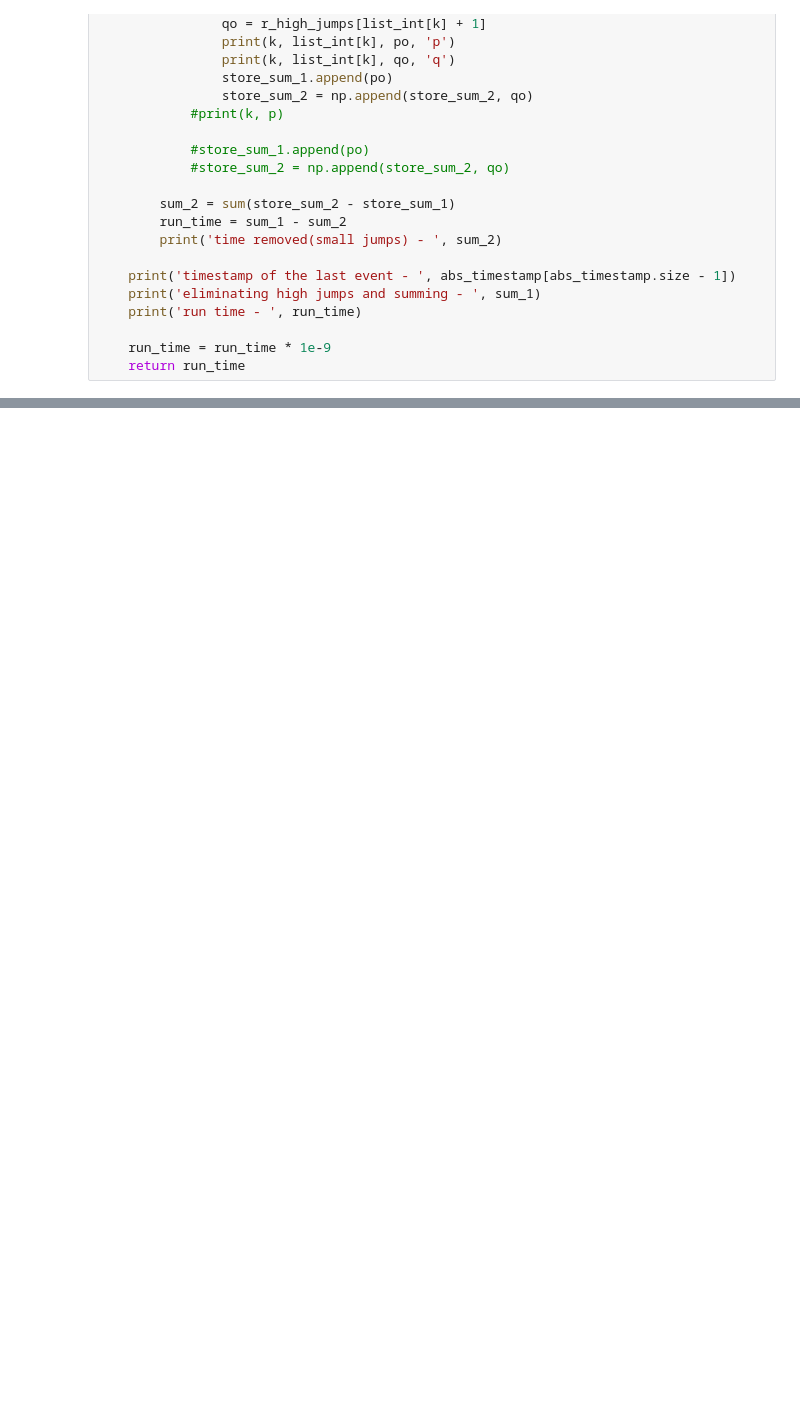
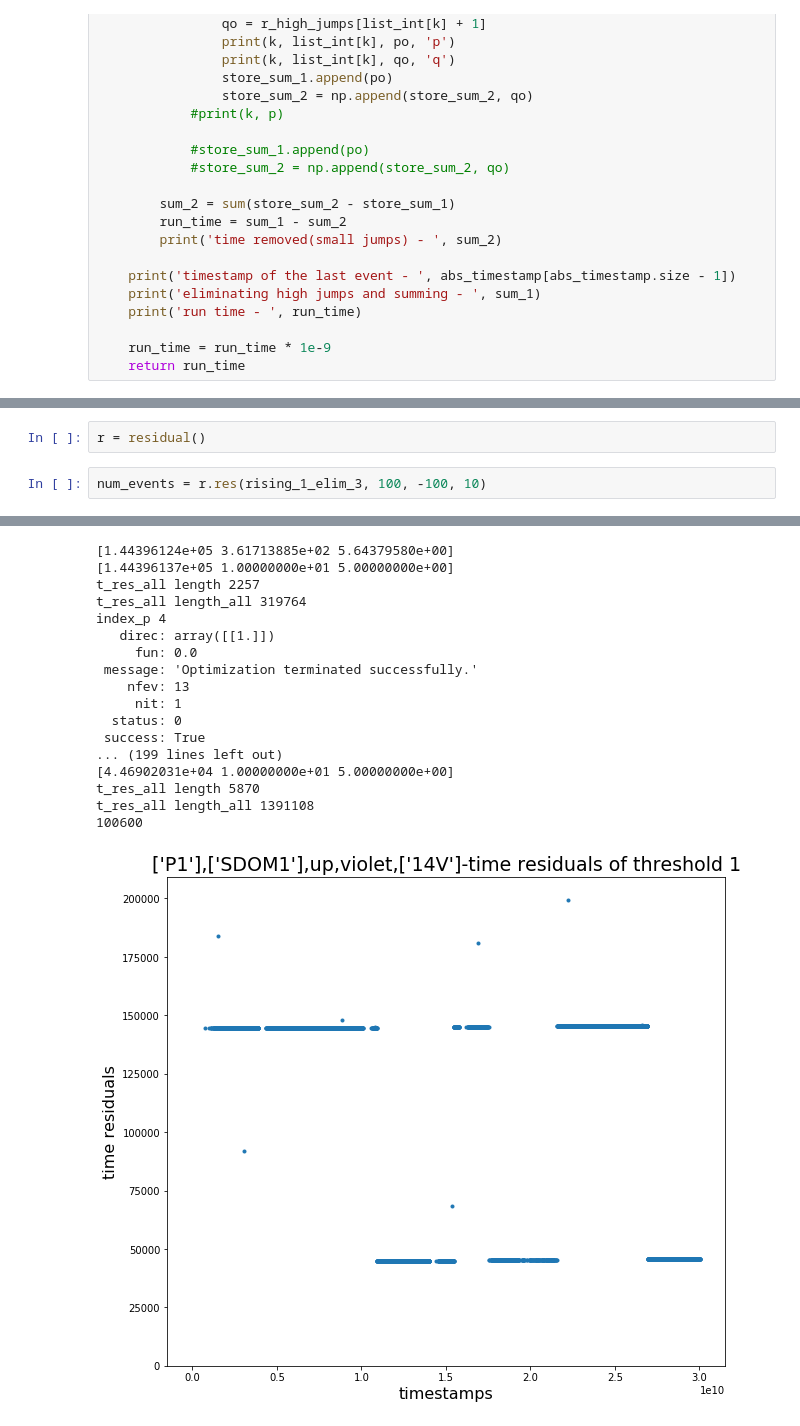
Before and after one commit to ka-til/code-share, a Jupyter notebook: STRAW code.ipynb, the cells around one changed output, grey strips where cells are left out. Drawn from its saved outputs; the diff is of its cells as text; blank space fills up the shorter version.

```diff
--- a/STRAW code.ipynb
+++ b/STRAW code.ipynb
@@ -524,0 +543,5 @@ def run_time(abs_timestamp, jumps):
+# %%
+r = residual()
+# %%
+num_events = r.res(rising_1_elim_3, 100, -100, 10)
+# %% [output]
@@ -524,0 +565,18 @@ def run_time(abs_timestamp, jumps):
+[1.44396124e+05 3.61713885e+02 5.64379580e+00]
+[1.44396137e+05 1.00000000e+01 5.00000000e+00]
+t_res_all length 2257
+t_res_all length_all 319764
+index_p 4
+   direc: array([[1.]])
+     fun: 0.0
+ message: 'Optimization terminated successfully.'
+    nfev: 13
+     nit: 1
+  status: 0
+ success: True
+... (199 lines left out)
+[4.46902031e+04 1.00000000e+01 5.00000000e+00]
+t_res_all length 5870
+t_res_all length_all 1391108
+100600
+[figure, added]
```
Also changed, not shown: parts of 31 cells of this notebook.
